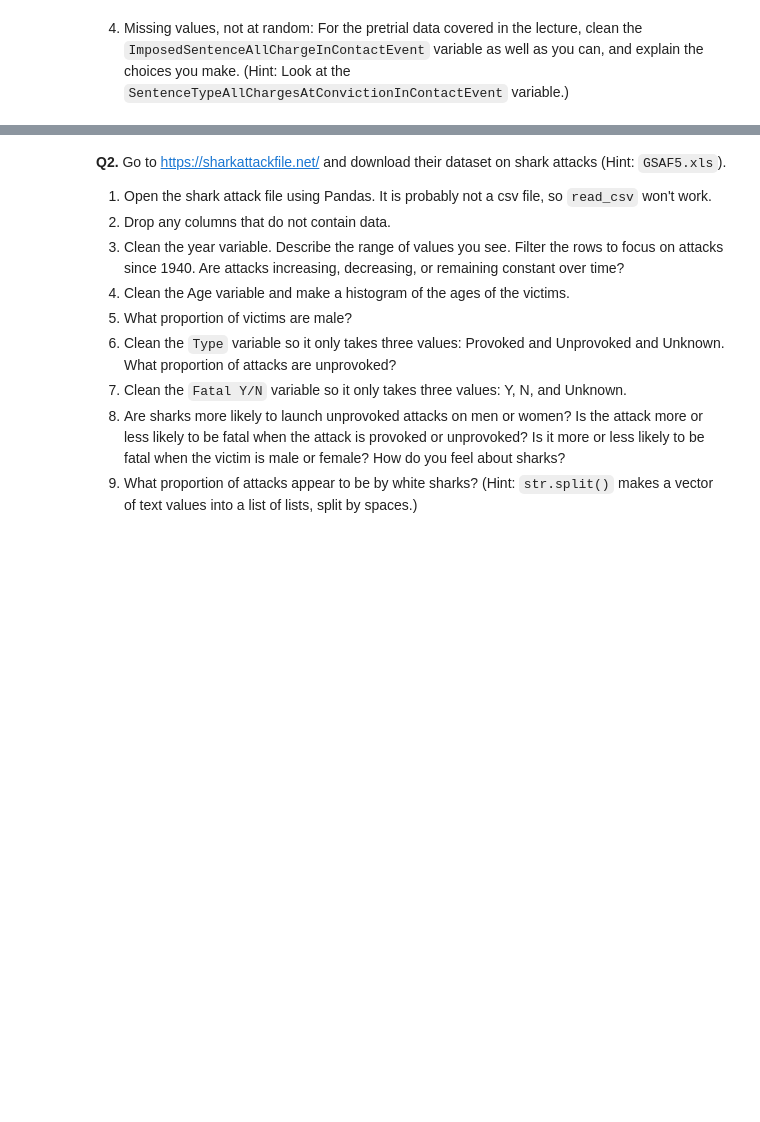
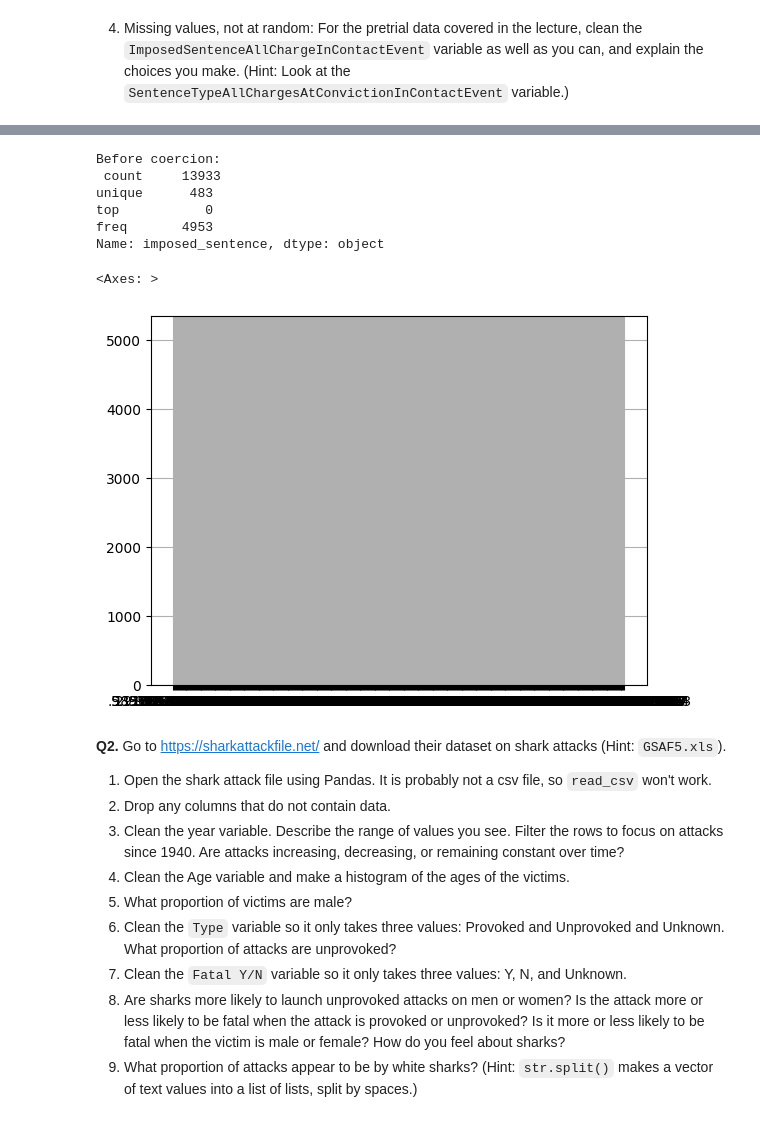
Before and after one commit to xec9cp/wrangling_assignment, a Jupyter notebook: assignment.ipynb, the cells around one changed output, grey strips where cells are left out. Saved outputs shown, nothing was run; the diff lists cells and outputs as text; code cells hidden in the pictures; blank space fills up the shorter version.

```diff
--- a/assignment.ipynb
+++ b/assignment.ipynb
@@ -81,0 +83,3 @@ df = pd.read_csv(url,low_memory=False)
+# %%
+df = df.rename(columns = {'ImposedSentenceAllChargeInContactEvent':'imposed_sentence',
+                          'SentenceTypeAllChargesAtConvictionInContactEvent': 'sentence_type'})
@@ -81,0 +101,3 @@ df = pd.read_csv(url,low_memory=False)
+# %%
+df['imposed_sentence'] = df['imposed_sentence'].replace(' ', np.nan) #change the blanks into np.nan
+pd.crosstab(df['imposed_sentence'], df['sentence_type'])
@@ -82,3 +127,15 @@ df = pd.read_csv(url,low_memory=False)
+# %%
+print('Before coercion: \n', df['imposed_sentence'].describe(),'\n') # The imposed sentence variable is not read by Pandas as a number
+df['imposed_sentence'].hist(bins=100)
+# %% [output]
+Before coercion:
+ count     13933
+unique      483
+top           0
+freq       4953
+Name: imposed_sentence, dtype: object
+<Axes: >
+[figure, added]
 # %% [markdown]
 **Q2.** Go to https://sharkattackfile.net/ and download their dataset on shark attacks (Hint: `GSAF5.xls`).
 
```
Also changed, not shown: parts of 4 cells of this notebook.
